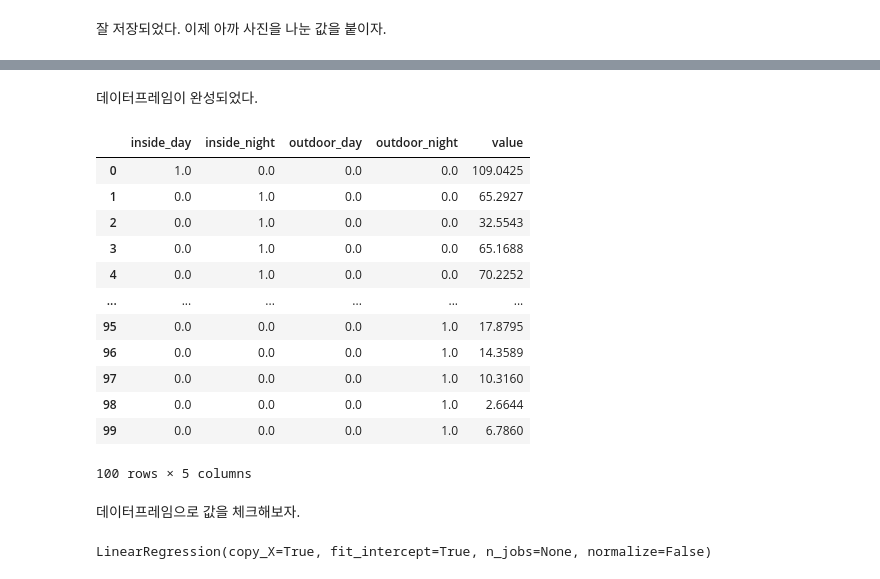
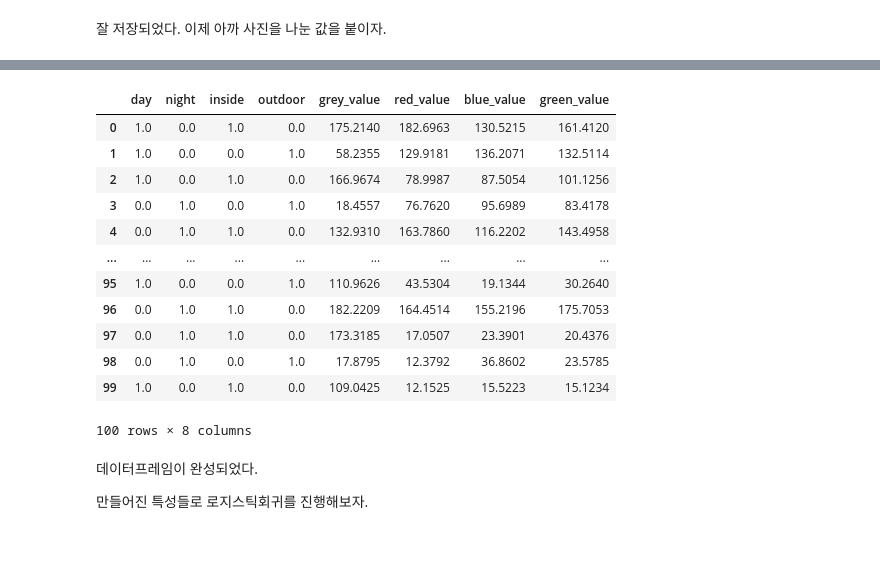
Before and after one commit to Oh3gwnn/Machine_Learning_Practice, a Jupyter notebook: Machine Learning Assignment 4/Practice_4_2.ipynb, the cells around one changed output, grey strips where cells are left out. Drawn from its saved outputs; the diff is of its cells as text; code cells hidden in the pictures; blank space fills up the shorter version.

```diff
--- a/Machine Learning Assignment 4/Practice_4_2.ipynb
+++ b/Machine Learning Assignment 4/Practice_4_2.ipynb
@@ -167,5 +270,6 @@ filename = pd.DataFrame([a])
 # %%
 filename = filename.transpose()
+filename2 = filename2.transpose()
 # %%
 filename
 # %% [output]
@@ -211,2 +297,9 @@ Filename = pd.DataFrame((day_cat_1hot),
+# %%
+filename = pd.DataFrame((day_cat_1hot),
+             columns=['day', 'night']
+             )
+filename2 = pd.DataFrame((ins_cat_1hot),
+             columns=['inside', 'outdoor']
+             )
 # %% [markdown]
 잘 저장되었다. 이제 아까 사진을 나눈 값을 붙이자.
@@ -233,21 +327,27 @@ Daynight_df = Filename
+# %%
+result = pd.concat([filename, filename2],axis=1)
+result['grey_value'] = Daynight
+result['red_value'] = Red
+result['blue_value'] = Blue
+result['green_value'] = Green
+# %%
+result
+# %% [output]
+|  | day | night | inside | outdoor | grey_value | red_value | blue_value | green_value |
+| 0 | 1.0 | 0.0 | 1.0 | 0.0 | 175.2140 | 182.6963 | 130.5215 | 161.4120 |
+| 1 | 1.0 | 0.0 | 0.0 | 1.0 | 58.2355 | 129.9181 | 136.2071 | 132.5114 |
+| 2 | 1.0 | 0.0 | 1.0 | 0.0 | 166.9674 | 78.9987 | 87.5054 | 101.1256 |
+| 3 | 0.0 | 1.0 | 0.0 | 1.0 | 18.4557 | 76.7620 | 95.6989 | 83.4178 |
+| 4 | 0.0 | 1.0 | 1.0 | 0.0 | 132.9310 | 163.7860 | 116.2202 | 143.4958 |
+| ... | ... | ... | ... | ... | ... | ... | ... | ... |
+| 95 | 1.0 | 0.0 | 0.0 | 1.0 | 110.9626 | 43.5304 | 19.1344 | 30.2640 |
+| 96 | 0.0 | 1.0 | 1.0 | 0.0 | 182.2209 | 164.4514 | 155.2196 | 175.7053 |
+| 97 | 0.0 | 1.0 | 1.0 | 0.0 | 173.3185 | 17.0507 | 23.3901 | 20.4376 |
+| 98 | 0.0 | 1.0 | 0.0 | 1.0 | 17.8795 | 12.3792 | 36.8602 | 23.5785 |
+| 99 | 1.0 | 0.0 | 1.0 | 0.0 | 109.0425 | 12.1525 | 15.5223 | 15.1234 |
+100 rows × 8 columns
 # %% [markdown]
 데이터프레임이 완성되었다.
+
+만들어진 특성들로 로지스틱회귀를 진행해보자.
-# %%
-Daynight_df
-# %% [output]
-|  | inside_day | inside_night | outdoor_day | outdoor_night | value |
-| 0 | 1.0 | 0.0 | 0.0 | 0.0 | 109.0425 |
-| 1 | 0.0 | 1.0 | 0.0 | 0.0 | 65.2927 |
-| 2 | 0.0 | 1.0 | 0.0 | 0.0 | 32.5543 |
-| 3 | 0.0 | 1.0 | 0.0 | 0.0 | 65.1688 |
-| 4 | 0.0 | 1.0 | 0.0 | 0.0 | 70.2252 |
-| ... | ... | ... | ... | ... | ... |
-| 95 | 0.0 | 0.0 | 0.0 | 1.0 | 17.8795 |
-| 96 | 0.0 | 0.0 | 0.0 | 1.0 | 14.3589 |
-| 97 | 0.0 | 0.0 | 0.0 | 1.0 | 10.3160 |
-| 98 | 0.0 | 0.0 | 0.0 | 1.0 | 2.6644 |
-| 99 | 0.0 | 0.0 | 0.0 | 1.0 | 6.7860 |
-100 rows × 5 columns
-# %% [markdown]
-데이터프레임으로 값을 체크해보자.
 # %%
@@ -256,7 +355,0 @@ X = Daynight_df.drop("value", axis=1)
-# %%
-from sklearn.linear_model import LinearRegression
-
-lin_reg = LinearRegression()
-lin_reg.fit(X, y)
-# %% [output]
-LinearRegression(copy_X=True, fit_intercept=True, n_jobs=None, normalize=False)
```
Also changed, not shown: parts of 47 cells of this notebook, 1 other file.
